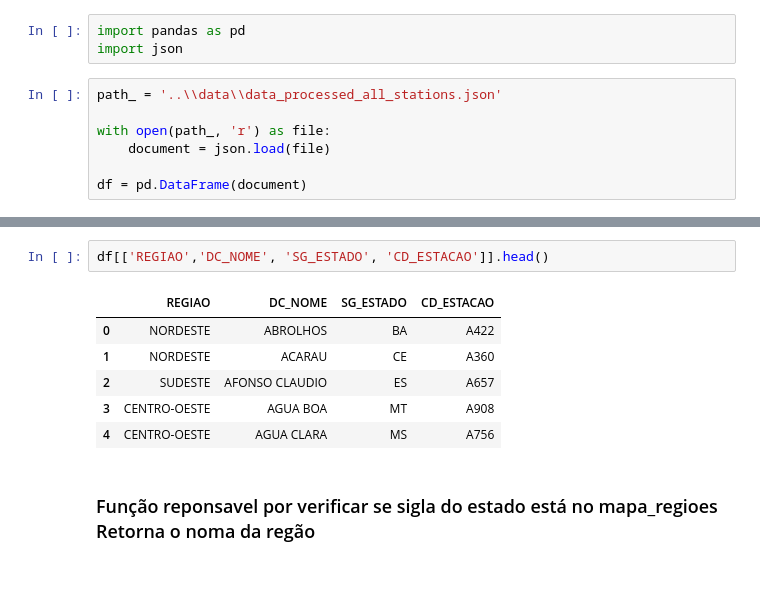
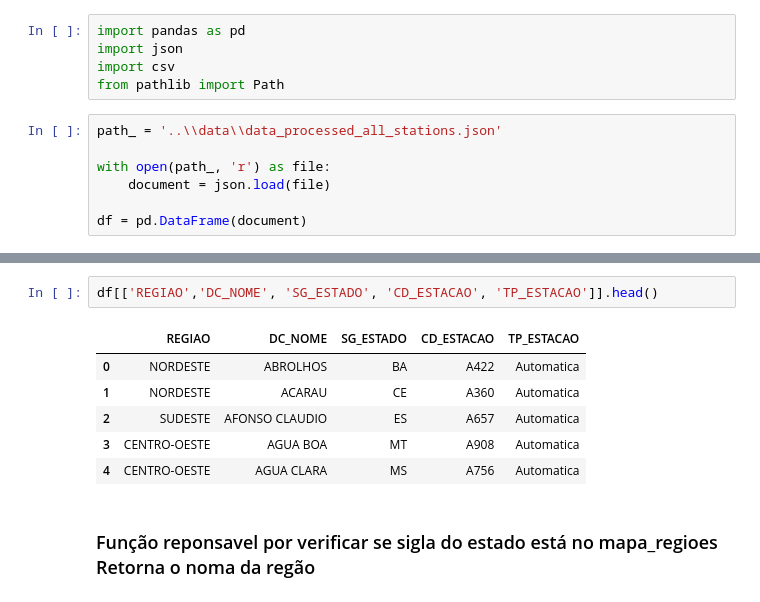
Before and after one commit to rodrigommar/project-sun-rad, a Jupyter notebook: notebook/explorar_arquivo_data_processed_all_stations.ipynb, the cells around one changed output, grey strips where cells are left out. Saved outputs shown, nothing was run; the diff lists cells and outputs as text.

```diff
--- a/notebook/explorar_arquivo_data_processed_all_stations.ipynb
+++ b/notebook/explorar_arquivo_data_processed_all_stations.ipynb
@@ -1,6 +1,8 @@
 # %%
 import pandas as pd
 import json
+import csv
+from pathlib import Path
 # %%
 path_ = '..\\data\\data_processed_all_stations.json'
 
@@ -29,14 +31,14 @@ Data columns (total 15 columns):
 dtypes: float64(3), int64(2), object(10)
 memory usage: 83.8+ KB
 # %%
-df[['REGIAO','DC_NOME', 'SG_ESTADO', 'CD_ESTACAO']].head()
+df[['REGIAO','DC_NOME', 'SG_ESTADO', 'CD_ESTACAO', 'TP_ESTACAO']].head()
 # %% [output]
-|  | REGIAO | DC_NOME | SG_ESTADO | CD_ESTACAO |
-| 0 | NORDESTE | ABROLHOS | BA | A422 |
-| 1 | NORDESTE | ACARAU | CE | A360 |
-| 2 | SUDESTE | AFONSO CLAUDIO | ES | A657 |
-| 3 | CENTRO-OESTE | AGUA BOA | MT | A908 |
-| 4 | CENTRO-OESTE | AGUA CLARA | MS | A756 |
+|  | REGIAO | DC_NOME | SG_ESTADO | CD_ESTACAO | TP_ESTACAO |
+| 0 | NORDESTE | ABROLHOS | BA | A422 | Automatica |
+| 1 | NORDESTE | ACARAU | CE | A360 | Automatica |
+| 2 | SUDESTE | AFONSO CLAUDIO | ES | A657 | Automatica |
+| 3 | CENTRO-OESTE | AGUA BOA | MT | A908 | Automatica |
+| 4 | CENTRO-OESTE | AGUA CLARA | MS | A756 | Automatica |
 # %% [markdown]
 ### Função reponsavel por verificar se sigla do estado está no mapa_regioes<br> Retorna o noma da regão
 # %%
```
Also changed, not shown: parts of 31 cells of this notebook.
